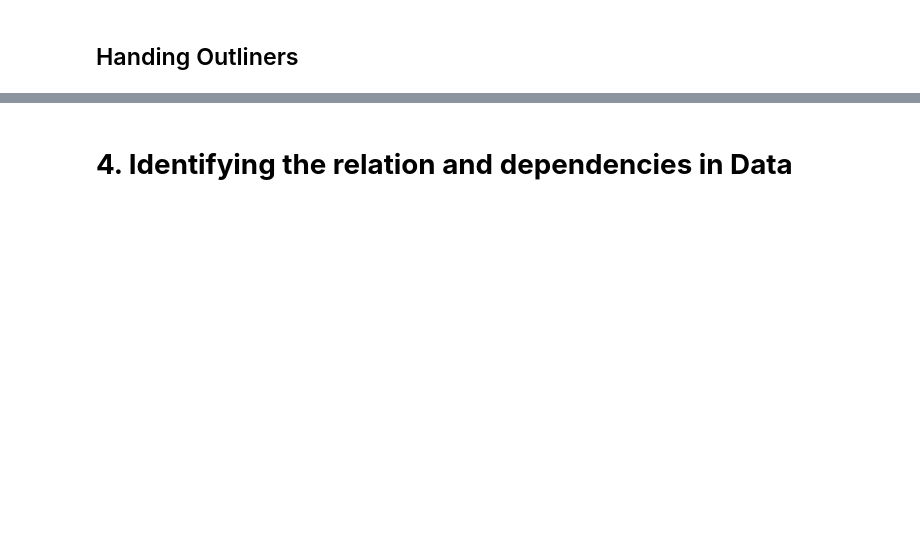
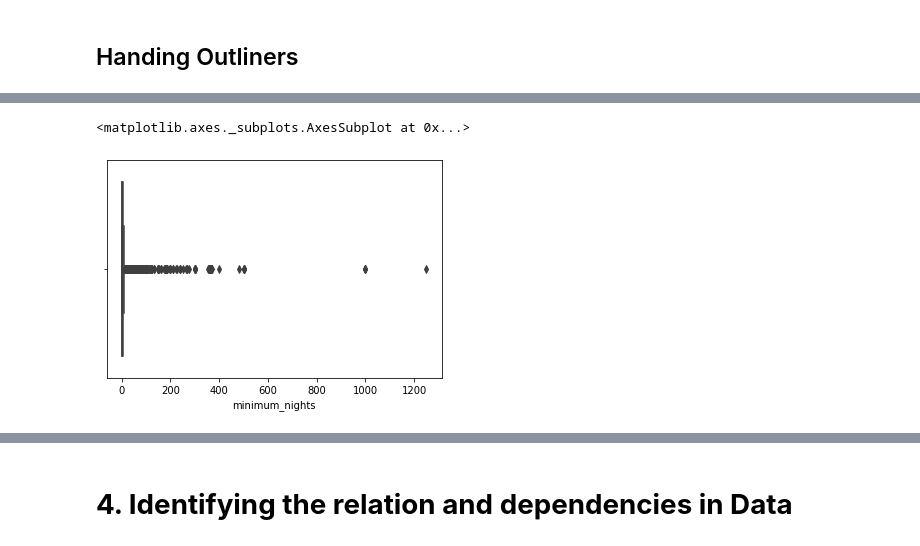
Before and after one commit to kashifkamran639/Airbnb-NYC-2019, a Jupyter notebook: Kashif_Kamran_Airbnb_Bookings_Analysis_Capstone_Project.ipynb, the cells around one changed output, grey strips where cells are left out. Drawn from its saved outputs; the diff is of its cells as text; code cells hidden in the pictures; blank space fills up the shorter version.

```diff
--- a/Kashif_Kamran_Airbnb_Bookings_Analysis_Capstone_Project.ipynb
+++ b/Kashif_Kamran_Airbnb_Bookings_Analysis_Capstone_Project.ipynb
@@ -147,0 +186,5 @@ print(df[df.name==0].shape)
+# %%
+sns.boxplot(x=df['minimum_nights'])
+# %% [output]
+<matplotlib.axes._subplots.AxesSubplot at 0x...>
+[figure, added]
```
Also changed, not shown: parts of 33 cells of this notebook.
